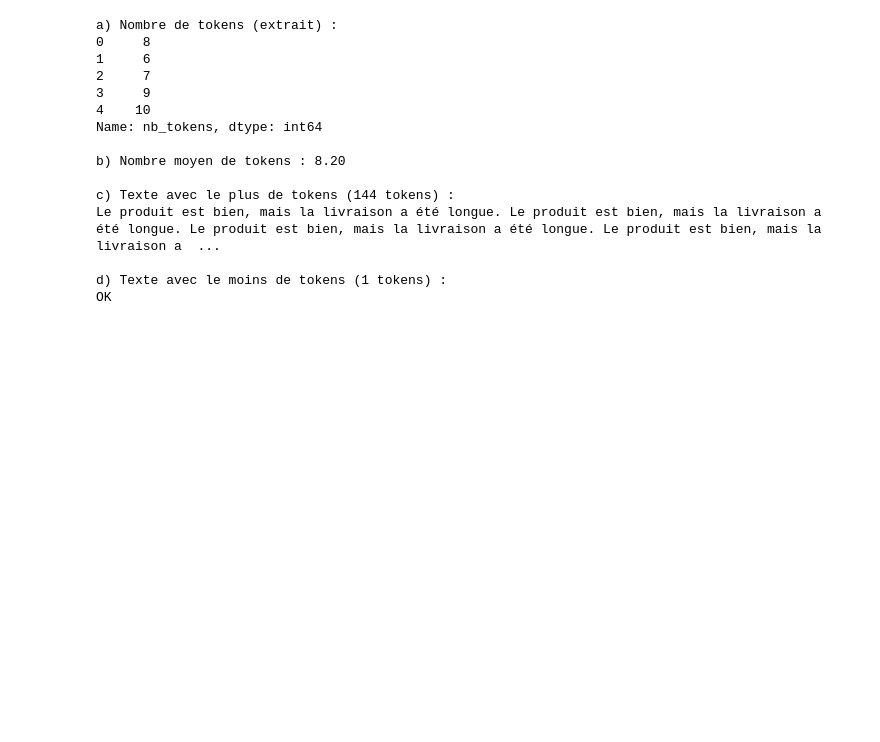
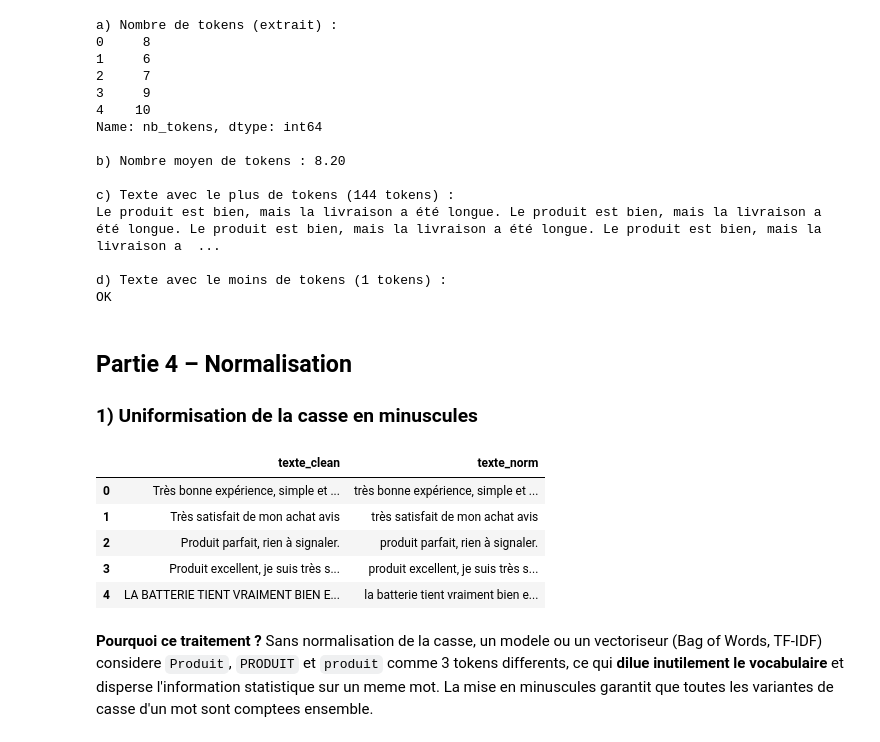
Before and after one commit to khadija470/atelier_prepa_donnees_textuelles, a Jupyter notebook: notebooks/atelier_prepa_donnees_textuelles.ipynb, the cells around one changed output. Saved outputs shown, nothing was run; the diff lists cells and outputs as text; code cells hidden in the pictures; blank space fills up the shorter version.

Commit message:
Partie 4 - 1) Uniformisation de la casse en minuscules + justification

```diff
--- a/notebooks/atelier_prepa_donnees_textuelles.ipynb
+++ b/notebooks/atelier_prepa_donnees_textuelles.ipynb
@@ -479,3 +479,19 @@ Le produit est bien, mais la livraison a été longue. Le produit est bien, mais
 
 d) Texte avec le moins de tokens (1 tokens) :
 OK
+# %% [markdown]
+## Partie 4 – Normalisation
+
+### 1) Uniformisation de la casse en minuscules
+# %%
+df['texte_norm'] = df['texte_clean'].str.lower()
+df[['texte_clean', 'texte_norm']].head(5)
+# %% [output]
+|  | texte_clean | texte_norm |
+| 0 | Très bonne expérience, simple et ... | très bonne expérience, simple et ... |
+| 1 | Très satisfait de mon achat avis | très satisfait de mon achat avis |
+| 2 | Produit parfait, rien à signaler. | produit parfait, rien à signaler. |
+| 3 | Produit excellent, je suis très s... | produit excellent, je suis très s... |
+| 4 | LA BATTERIE TIENT VRAIMENT BIEN E... | la batterie tient vraiment bien e... |
+# %% [markdown]
+**Pourquoi ce traitement ?** Sans normalisation de la casse, un modele ou un vectoriseur (Bag of Words, TF-IDF) considere `Produit`, `PRODUIT` et `produit` comme 3 tokens differents, ce qui **dilue inutilement le vocabulaire** et disperse l'information statistique sur un meme mot. La mise en minuscules garantit que toutes les variantes de casse d'un mot sont comptees ensemble.
```
